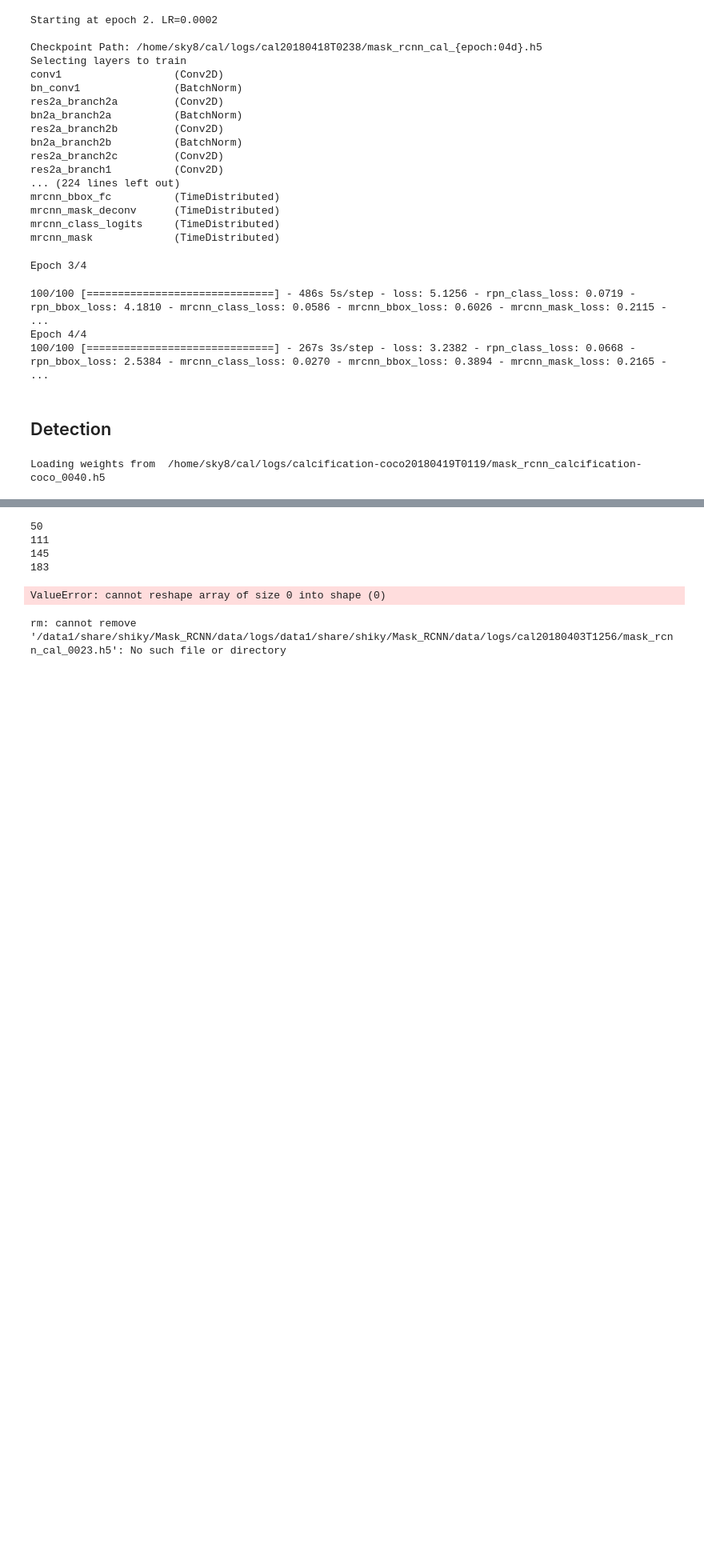
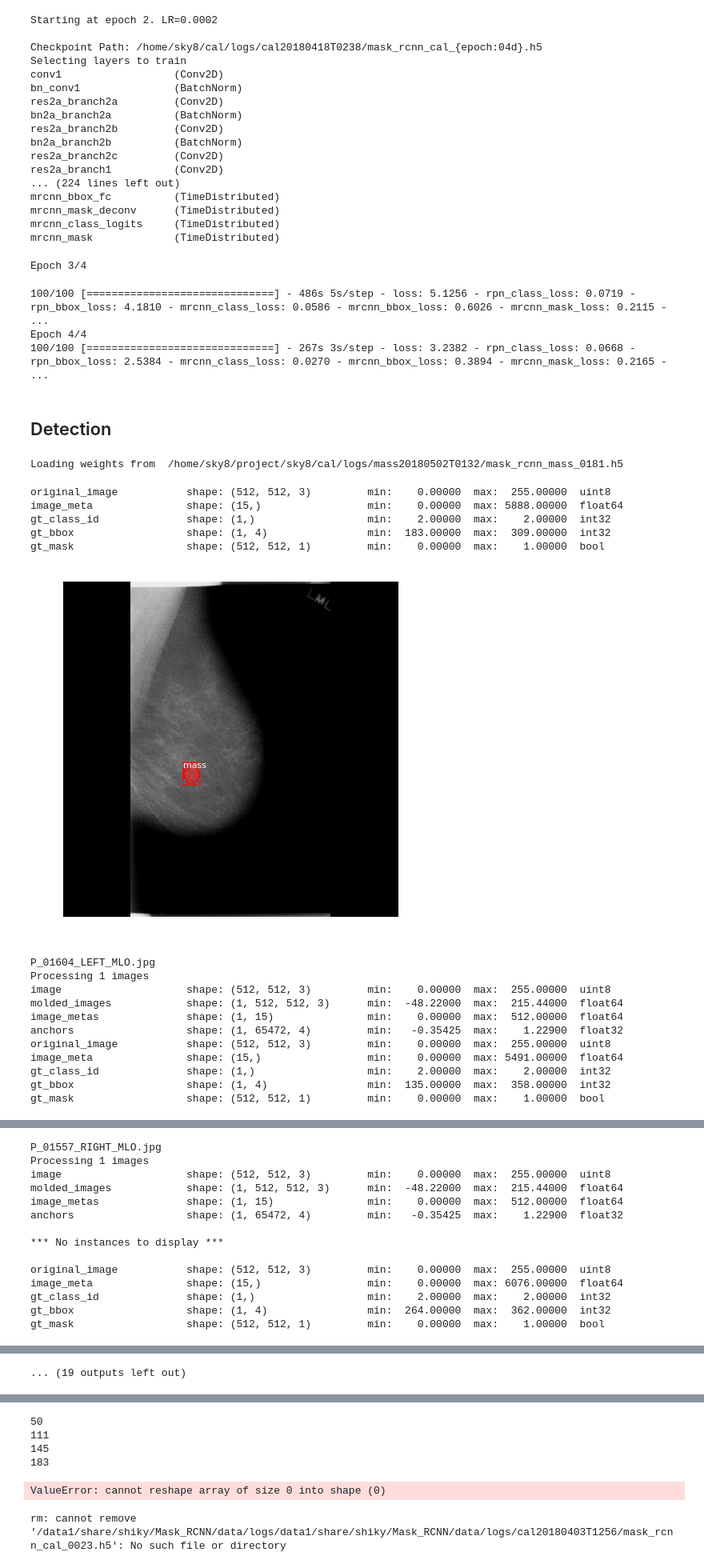
Before and after one commit to patrick-12sigma/cal-detection, a Jupyter notebook: code/Mask_RCNN/cal_Mask_rcnn.ipynb, the cells around one changed output, grey strips where cells are left out. Shown at 80% size. Cells and saved outputs as stored; diff of their text form; code cells hidden in the pictures; blank space fills up the shorter version.

```diff
--- a/code/Mask_RCNN/cal_Mask_rcnn.ipynb
+++ b/code/Mask_RCNN/cal_Mask_rcnn.ipynb
@@ -377,19 +377,24 @@ inference_config = InferenceConfig()
 # %%
 # Recreate the model in inference mode
-model = modellib.MaskRCNN(mode="inference",
+with tf.device(DEVICE):
+
+    model = modellib.MaskRCNN(mode="inference",
                           config=inference_config,
                           model_dir=MODEL_DIR)
 
-mode = "coco"
+mode = "last"
 
 if mode == "coco":
-    model_path = "/home/sky8/cal/logs/calcification-coco20180419T0119/mask_rcnn_calcification-coco_0040.h5"
+    model_path = "/home/sky8/project/sky8/cal/logs/calcification-coco20180425T2351/mask_rcnn_calcification-coco_0080.h5"
 
-if mode == "imagenet-resnet50":
+elif mode == "imagenet-resnet50":
     model_path = "/home/sky8/cal/logs/calcification-resnet5020180419T0309/mask_rcnn_calcification-resnet50_0040.h5"
 
-if mode == "imagenet-resnet101":
+elif mode == "imagenet-resnet101":
     model_path = "/home/sky8/cal/code/resnet101_weights_tf.h5"
+
+elif mode == "scrach":
+    model_path = "/home/sky8/project/sky8/cal/logs/calcification20180419T0048/mask_rcnn_calcification_0120.h5"
 #
 elif mode == "last":
     model_path = model.find_last()[1]
@@ -404,6 +409,50 @@ if mode == "coco":
             "mrcnn_class_logits", "mrcnn_bbox_fc",
             "mrcnn_bbox", "mrcnn_mask"])
 else:
+
     model.load_weights(model_path, by_name=True)
 # %% [output]
-Loading weights from  /home/sky8/cal/logs/calcification-coco20180419T0119/mask_rcnn_calcification-coco_0040.h5
+Loading weights from  /home/sky8/project/sky8/cal/logs/mass20180502T0132/mask_rcnn_mass_0181.h5
+# %%
+# Test on a random image
+image_ids = np.random.choice(dataset_train.image_ids, 10)
+
+for image_id in image_ids:
+    image_id = random.choice(dataset_val.image_ids)
+    original_image, image_meta, gt_class_id, gt_bbox, gt_mask =\
+        modellib.load_image_gt(dataset_val, inference_config,
+                               image_id, use_mini_mask=False)
+
+    log("original_image", original_image)
+    log("image_meta", image_meta)
+    log("gt_class_id", gt_class_id)
+    log("gt_bbox", gt_bbox)
+    log("gt_mask", gt_mask)
+
+    output = visualize.display_instances(original_image, gt_bbox, gt_mask, gt_class_id,
+                                dataset_train.class_names, figsize=(8, 8))
+    print(dataset_val.load_name(image_id))
+
+    results = model.detect([original_image], verbose=1)
+    r = results[0]
+
+    visualize.display_instances(original_image, r['rois'], r['masks'], r['class_ids'],
+                                dataset_val.class_names, r['scores'], ax=get_ax())
+# %% [output]
+original_image           shape: (512, 512, 3)         min:    0.00000  max:  255.00000  uint8
+image_meta               shape: (15,)                 min:    0.00000  max: 5888.00000  float64
+gt_class_id              shape: (1,)                  min:    2.00000  max:    2.00000  int32
+gt_bbox                  shape: (1, 4)                min:  183.00000  max:  309.00000  int32
+gt_mask                  shape: (512, 512, 1)         min:    0.00000  max:    1.00000  bool
+[figure, added]
+P_01604_LEFT_MLO.jpg
+Processing 1 images
+image                    shape: (512, 512, 3)         min:    0.00000  max:  255.00000  uint8
+molded_images            shape: (1, 512, 512, 3)      min:  -48.22000  max:  215.44000  float64
+image_metas              shape: (1, 15)               min:    0.00000  max:  512.00000  float64
+anchors                  shape: (1, 65472, 4)         min:   -0.35425  max:    1.22900  float32
+original_image           shape: (512, 512, 3)         min:    0.00000  max:  255.00000  uint8
+image_meta               shape: (15,)                 min:    0.00000  max: 5491.00000  float64
+gt_class_id              shape: (1,)                  min:    2.00000  max:    2.00000  int32
+gt_bbox                  shape: (1, 4)                min:  135.00000  max:  358.00000  int32
+gt_mask                  shape: (512, 512, 1)         min:    0.00000  max:    1.00000  bool
@@ -409,0 +461,14 @@ Loading weights from  /home/sky8/cal/logs/calcification-coco20180419T0119/mask_r
+P_01557_RIGHT_MLO.jpg
+Processing 1 images
+image                    shape: (512, 512, 3)         min:    0.00000  max:  255.00000  uint8
+molded_images            shape: (1, 512, 512, 3)      min:  -48.22000  max:  215.44000  float64
+image_metas              shape: (1, 15)               min:    0.00000  max:  512.00000  float64
+anchors                  shape: (1, 65472, 4)         min:   -0.35425  max:    1.22900  float32
+
+*** No instances to display ***
+
+original_image           shape: (512, 512, 3)         min:    0.00000  max:  255.00000  uint8
+image_meta               shape: (15,)                 min:    0.00000  max: 6076.00000  float64
+gt_class_id              shape: (1,)                  min:    2.00000  max:    2.00000  int32
+gt_bbox                  shape: (1, 4)                min:  264.00000  max:  362.00000  int32
+gt_mask                  shape: (512, 512, 1)         min:    0.00000  max:    1.00000  bool
@@ -409,0 +501 @@ Loading weights from  /home/sky8/cal/logs/calcification-coco20180419T0119/mask_r
+... (19 outputs left out)
```
Also changed, not shown: parts of 18 cells of this notebook, 4 other files.
